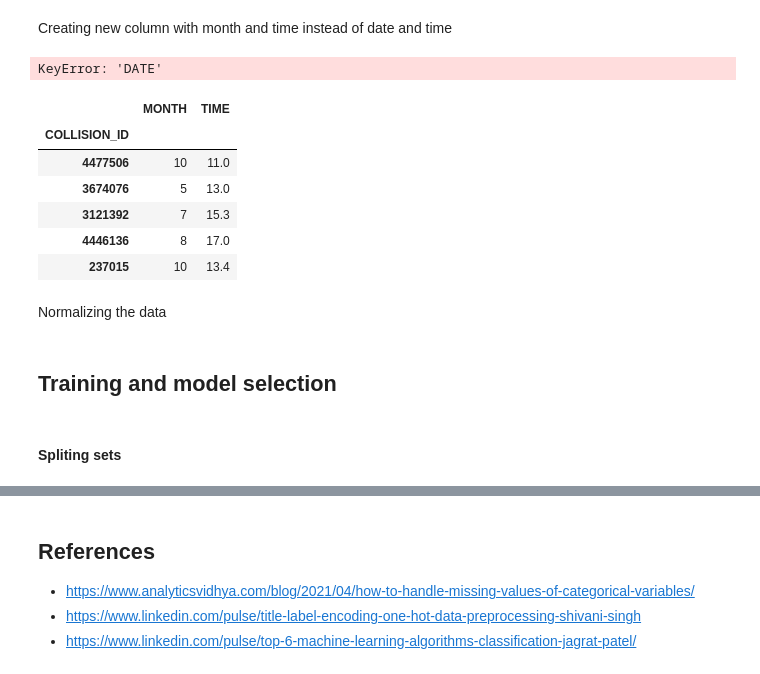
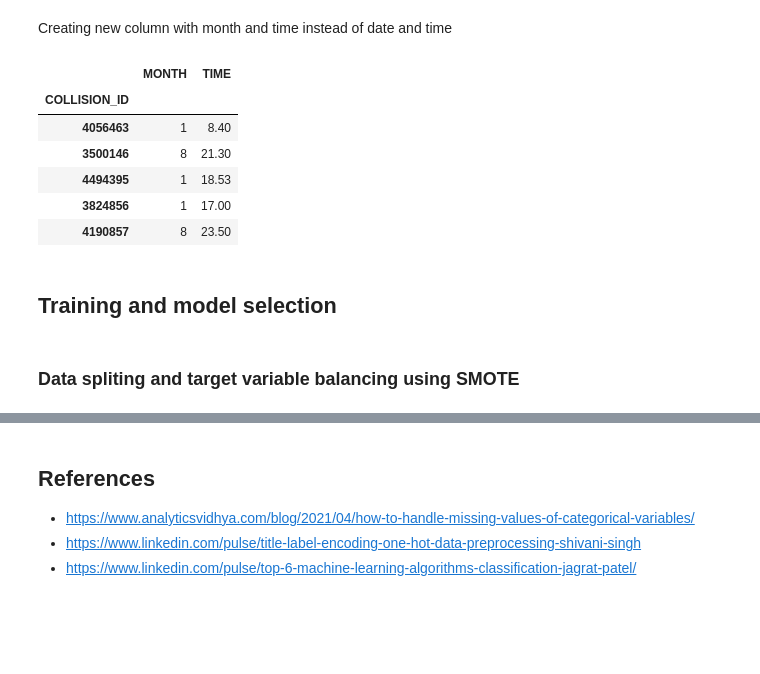
Before and after one commit to crzjothda/machlearning-ca1, a Jupyter notebook: CA1.ipynb, the cells around one changed output, grey strips where cells are left out. Saved outputs shown, nothing was run; the diff lists cells and outputs as text; code cells hidden in the pictures; blank space fills up the shorter version.

```diff
--- a/CA1.ipynb
+++ b/CA1.ipynb
@@ -168,10 +227,10 @@ df_sample.describe()
 # %%
-numerical_columns = df_sample.select_dtypes(include='number').columns.tolist()
+numerical_columns = df_filtered.select_dtypes(include='number').columns.tolist()
 
 img, axs = plt.subplots(2, 4, figsize=(15, 8))
 
 for i, column in enumerate(numerical_columns):
-    sns.boxplot(x=df_sample[column], ax=axs[i//4, i%4])
+    sns.boxplot(x=df_filtered[column], ax=axs[i//4, i%4])
 
 plt.show()
 # %% [output]
@@ -180,14 +239,15 @@ plt.show()
 #### Filling missing values with their mode and mean for categorical and numerical values respectively
 # %%
 # filling all categorical missing values with their mode
-categorical_columns = df_sample.select_dtypes(include='object').columns.tolist()
+categorical_columns = df_filtered.select_dtypes(include='object').columns.tolist()
 
 for column in categorical_columns:
-    df_sample.fillna({column: df_sample[column].mode()[0]}, inplace=True)
+    df_filtered[column] = df_filtered[column].str.strip()
+    df_filtered.fillna({column: df_filtered[column].mode()[0]}, inplace=True)
 
 # filling numberical missing values with its mean
-numerical_columns = df_sample.select_dtypes(include='number').columns.tolist()
+numerical_columns = df_filtered.select_dtypes(include='number').columns.tolist()
 
 for column in numerical_columns:
-    df_sample.fillna({column: df_sample[column].mean()}, inplace=True)
+    df_filtered.fillna({column: df_filtered[column].mean()}, inplace=True)
 # %%
@@ -232,39 +290,35 @@ VEHICLE         object
 dtype: object
 # %%
 from sklearn.preprocessing import LabelEncoder
-
+# creating a label encoder
 label_encoder = LabelEncoder()
-
-categorical_columns = df_sample[['BOROUGH', 'ON_STREET', 'FACTOR', 'VEHICLE']].columns.tolist()
-
+# categorical columns that have to be encoded
+categorical_columns = df_filtered[['BOROUGH', 'ON_STREET', 'CROSS_STREET', 'FACTOR', 'VEHICLE']].columns.tolist()
+# encoding categorical columns
 for column in categorical_columns:
-    df_sample[column] = label_encoder.fit_transform(df_sample[column])
+    df_filtered[column] = label_encoder.fit_transform(df_filtered[column])
 # %% [markdown]
 Creating new column with month and time instead of date and time
 # %%
-# converting the date and time columns to datetime
-df_sample['MONTH'] = df_sample['DATE'].apply(lambda x: int(x.split('/')[0]))
-df_sample['TIME'] = df_sample['TIME'].apply(lambda x: float(x.replace(':', '.')))
+# taking only month and time in hours from the 'DATE' and 'TIME' columns
+df_filtered['MONTH'] = df_filtered['DATE'].apply(lambda x: int(x.split('/')[0]))
+df_filtered['TIME'] = df_filtered['TIME'].apply(lambda x: float(x.replace(':', '.')))
 
-df_sample.drop('DATE', axis=1, inplace=True)
+df_filtered.drop('DATE', axis=1, inplace=True)
-# %% [output]
-KeyError: 'DATE'
 # %%
-df_sample[['MONTH', 'TIME']].head()
+df_filtered[['MONTH', 'TIME']].head()
 # %% [output]
 |  | MONTH | TIME |
 | COLLISION_ID |  |  |
-| 4477506 | 10 | 11.0 |
-| 3674076 | 5 | 13.0 |
-| 3121392 | 7 | 15.3 |
-| 4446136 | 8 | 17.0 |
-| 237015 | 10 | 13.4 |
+| 4056463 | 1 | 8.40 |
+| 3500146 | 8 | 21.30 |
+| 4494395 | 1 | 18.53 |
+| 3824856 | 1 | 17.00 |
+| 4190857 | 8 | 23.50 |
-# %% [markdown]
-Normalizing the data
 # %% [markdown]
 ## Training and model selection
-# %% [markdown]
-#### Spliting sets
+# %% [markdown]
+### Data spliting and target variable balancing using SMOTE
 # %%
 from sklearn.model_selection import train_test_split, cross_val_score
 
```
Also changed, not shown: parts of 33 cells of this notebook, 1 other file.
